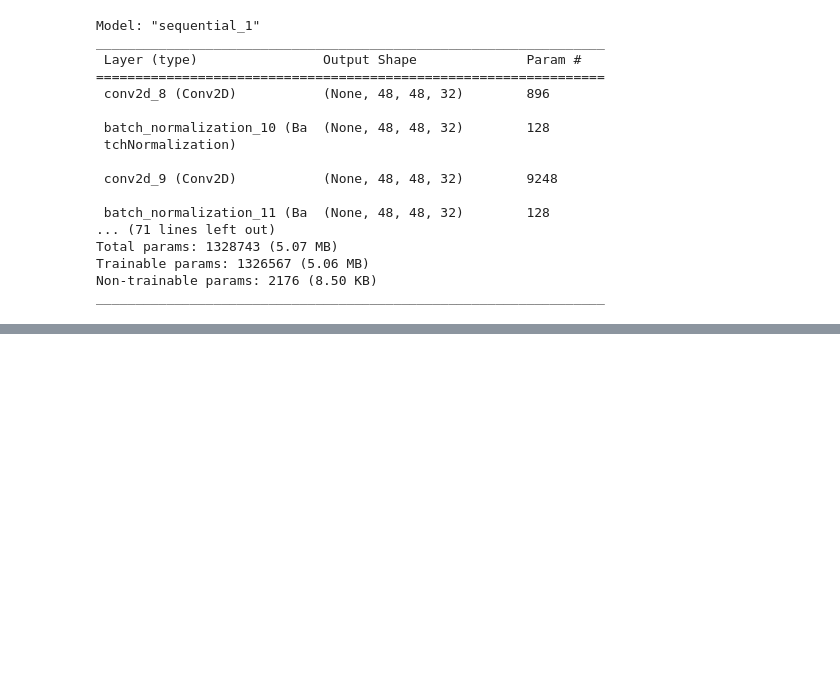
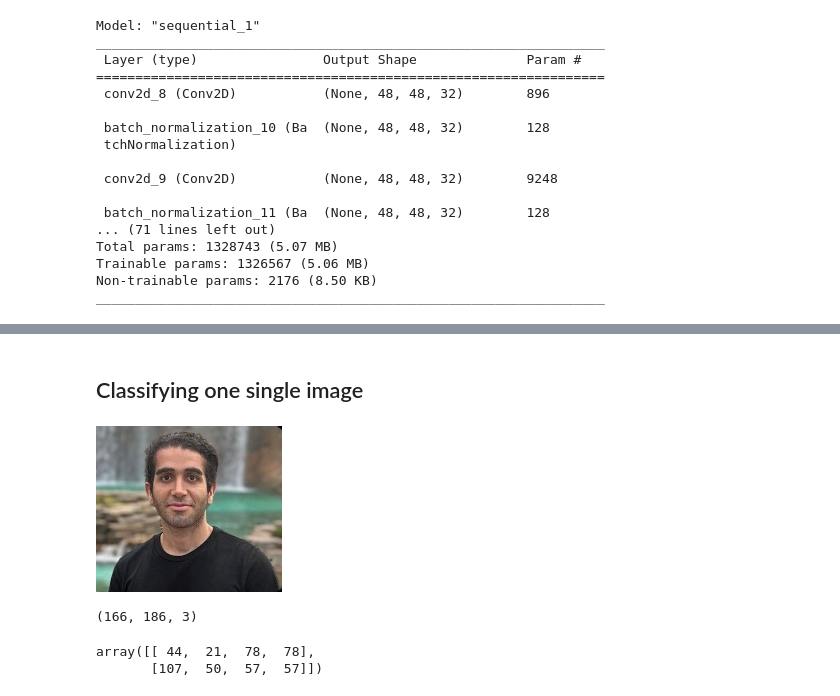
Before and after one commit to ArianFotouhi/FaceEmotionDetector, a Jupyter notebook: emotion_detector.ipynb, the cells around one changed output, grey strips where cells are left out. Saved outputs shown, nothing was run; the diff lists cells and outputs as text; code cells hidden in the pictures; blank space fills up the shorter version.

```diff
--- a/emotion_detector.ipynb
+++ b/emotion_detector.ipynb
@@ -203,0 +290,15 @@ _________________________________________________________________
+# %% [markdown]
+## Classifying one single image
+# %%
+from IPython.display import display
+
+image = cv2.imread('image1.jpg')
+
+#Image(filename='image1.jpg')
+display(Image(data=cv2.imencode('.jpg', image)[1].tobytes()))
+# %% [output]
+[figure, added]
+# %%
+image.shape
+# %% [output]
+(166, 186, 3)
@@ -203,0 +310,5 @@ _________________________________________________________________
+# %%
+faces
+# %% [output]
+array([[ 44,  21,  78,  78],
+       [107,  50,  57,  57]])
```
Also changed, not shown: parts of 29 cells of this notebook.
